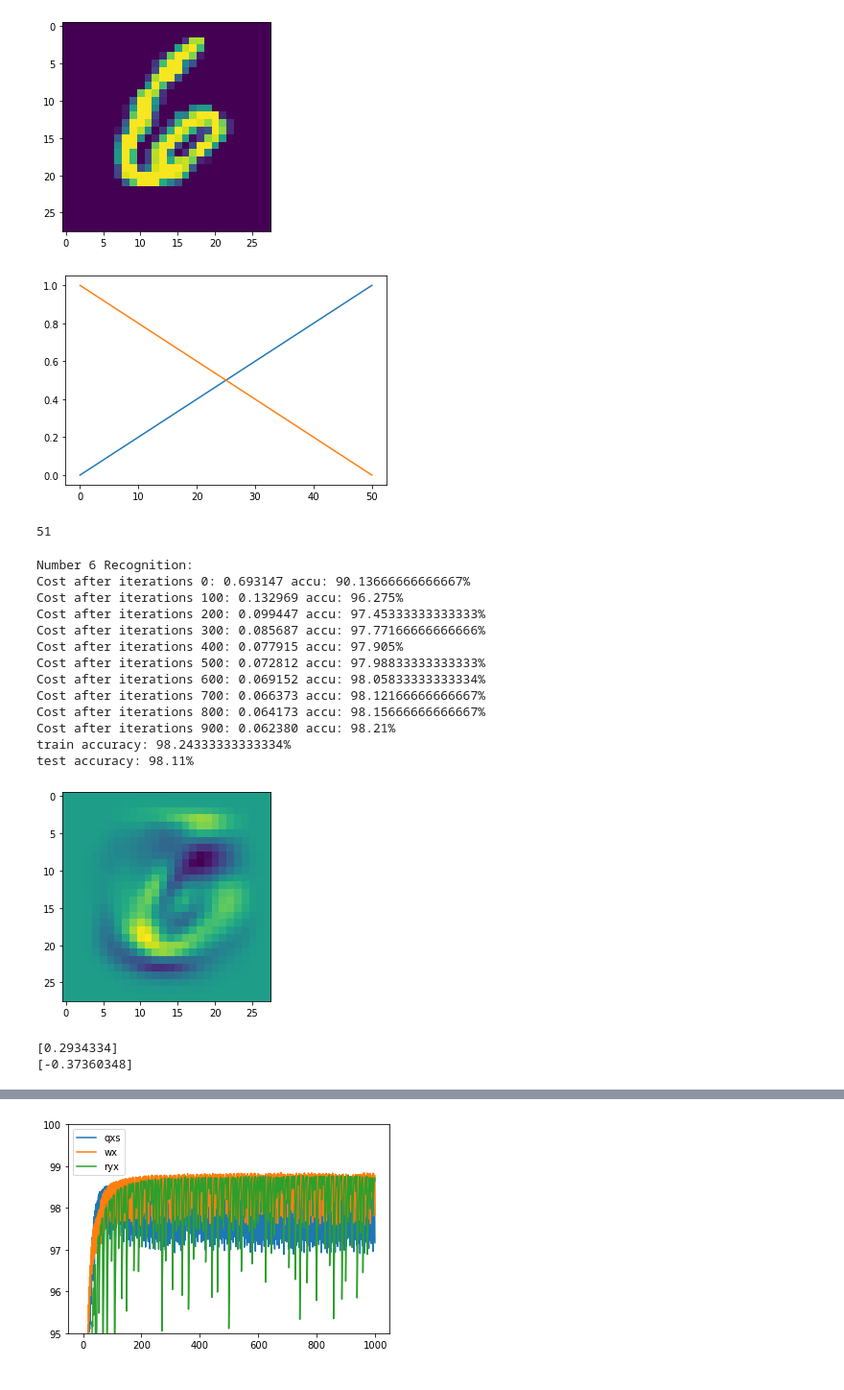
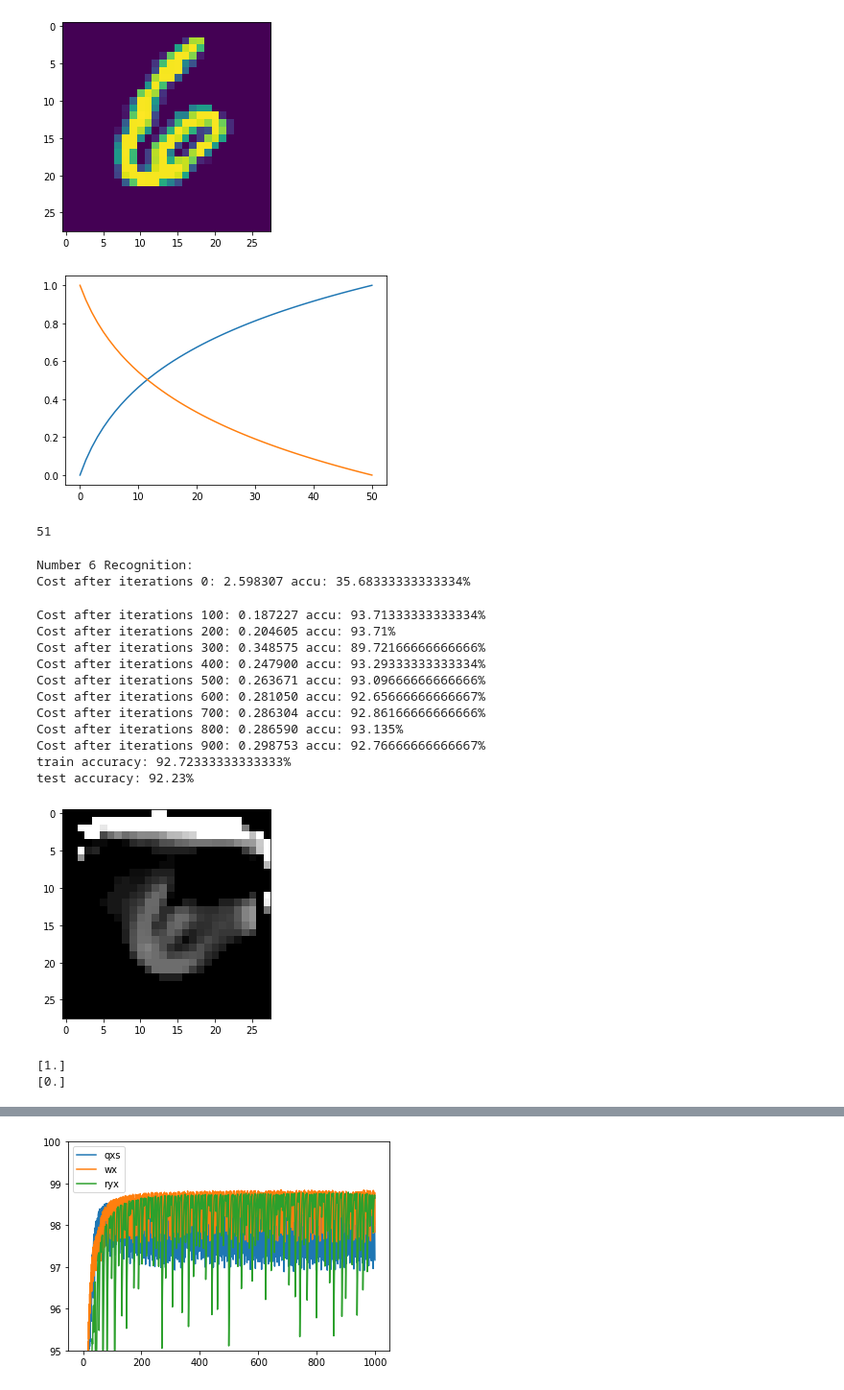
Before and after one commit to ShinATK/JupyterNotebook, a Jupyter notebook: myDeepLearning/COURSE1 Neural Networks and Deep Learning/Week 2/NumberRecognition/数字识别-二值回归.ipynb, the cells around one changed output, grey strips where cells are left out. Shown at 96% size. Drawn from its saved outputs; the diff is of its cells as text; code cells hidden in the pictures.

```diff
--- a/myDeepLearning/COURSE1 Neural Networks and Deep Learning/Week 2/NumberRecognition/数字识别-二值回归.ipynb
+++ b/myDeepLearning/COURSE1 Neural Networks and Deep Learning/Week 2/NumberRecognition/数字识别-二值回归.ipynb
@@ -111,8 +111,8 @@ test lab shape: (1, 10000)
 # }
 
 parameters = {
-    'a+': 0.01, 'b+': 0,
-    'a-': 0.01, 'b-': 0,
+    'a+': 0.08, 'b+': 2.35,
+    'a-': 0.08, 'b-': 2.22,
     'wmax': 1, 'wmin': 0
 }
 
@@ -172,7 +172,7 @@ plt.show()
 # np.savetxt(f"GD {parameters['b-']}.txt", GD)
 len(GP)
 # %% [output]
-[figure, old version]
+[figure, new version]
 51
 # %%
 def findGP_num(data, find_array=GP):
@@ -206,9 +208,9 @@ def sigmoid(z):
 
 # 参数初始化
 def initialize_with_zeros(seed, dim):
-    # np.random.seed(seed)
-    # w = (-1 + 2*np.random.random((dim, 1)))
-    w = np.zeros((dim, 1))
+    np.random.seed(seed)
+    w = (-1 + 2*np.random.random((dim, 1)))
+    # w = np.zeros((dim, 1))
     b = 0
 
 #     plt.imshow(w.reshape((28,28)))
@@ -267,7 +269,7 @@ def optimize(w, b, X, Y, num_iterations, learning_rate, print_cost=False):
         dw = grads["dw"]
         db = grads["db"]
 
-        w = w - learning_rate * dw
+        # w = w - learning_rate * dw
         b = b - learning_rate * db
         # if b > 1:
         #     b = 1
@@ -275,9 +277,12 @@ def optimize(w, b, X, Y, num_iterations, learning_rate, print_cost=False):
         #     b=-1
 
         #######
-        # w = each_change(w, dw, learning_rate)
-        # w[np.where(w>1)] = 1
-        # w[np.where(w<-1)] = -1
+        w = each_change(w, dw, learning_rate)
+
+        # 这里或许可以写成原数据归一化后的wmax和wmin
+        # 可以利用G1-G2来实现-1~1的取值范围
+        w[np.where(w>1)] = 1
+        w[np.where(w<-1)] = -1
         #######
 
         # if i%(num_iterations//10) == 0:
@@ -353,35 +358,34 @@ print(f"Number {reg_num} Recognition:")
 # for i in range(10):
 #     print(i)
 #     d = model(train_X, train_Y, test_X, test_Y, seed=i, num_iterations=1, learning_rate=0.01, print_cost=True)
-d = model(train_X, train_Y, test_X, test_Y, seed=6, num_iterations=1000, learning_rate=0.05, print_cost=True)
+d = model(train_X, train_Y, test_X, test_Y, seed=6, num_iterations=1000, learning_rate=1, print_cost=True)
 # stop = time.time()
 # print(f"{stop-start}s")
-# name = 'ryx'
 # %% [output]
 Number 6 Recognition:
-Cost after iterations 0: 0.693147 accu: 90.13666666666667%
-Cost after iterations 100: 0.132969 accu: 96.275%
-Cost after iterations 200: 0.099447 accu: 97.45333333333333%
-Cost after iterations 300: 0.085687 accu: 97.77166666666666%
-Cost after iterations 400: 0.077915 accu: 97.905%
-Cost after iterations 500: 0.072812 accu: 97.98833333333333%
-Cost after iterations 600: 0.069152 accu: 98.05833333333334%
-Cost after iterations 700: 0.066373 accu: 98.12166666666667%
-Cost after iterations 800: 0.064173 accu: 98.15666666666667%
-Cost after iterations 900: 0.062380 accu: 98.21%
-train accuracy: 98.24333333333334%
-test accuracy: 98.11%
+Cost after iterations 0: 2.598307 accu: 35.68333333333334%
+Cost after iterations 100: 0.187227 accu: 93.71333333333334%
+Cost after iterations 200: 0.204605 accu: 93.71%
+Cost after iterations 300: 0.348575 accu: 89.72166666666666%
+Cost after iterations 400: 0.247900 accu: 93.29333333333334%
+Cost after iterations 500: 0.263671 accu: 93.09666666666666%
+Cost after iterations 600: 0.281050 accu: 92.65666666666667%
+Cost after iterations 700: 0.286304 accu: 92.86166666666666%
+Cost after iterations 800: 0.286590 accu: 93.135%
+Cost after iterations 900: 0.298753 accu: 92.76666666666667%
+train accuracy: 92.72333333333333%
+test accuracy: 92.23%
 # %%
 w = d["w"].copy()
-plt.imshow(w.reshape((28,28)))
+plt.imshow(w.reshape((28,28)), cmap='gray')
 plt.pause(0.1)
-np.savetxt(f"w{reg_num}_wx.txt", w.reshape((28,28)))
+# np.savetxt(f"w{reg_num}_wx.txt", w.reshape((28,28)))
 print(max(w))
 print(min(w))
 # %% [output]
-[figure, old version]
+[figure, new version]
-[0.2934334]
-[-0.37360348]
+[1.]
+[0.]
 # %%
 accus = d["accus"].copy()
 plt.plot(accus)
```
Also changed, not shown: parts of 2 cells of this notebook, 8 other files.
